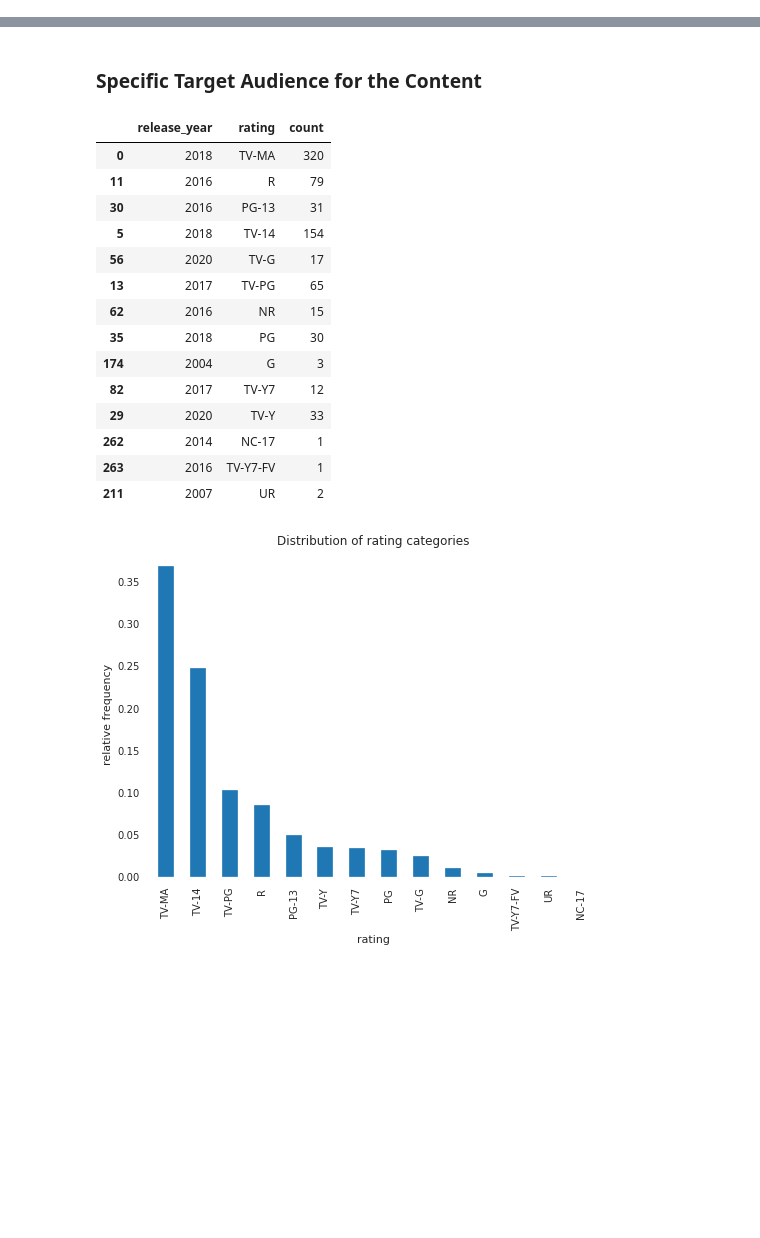
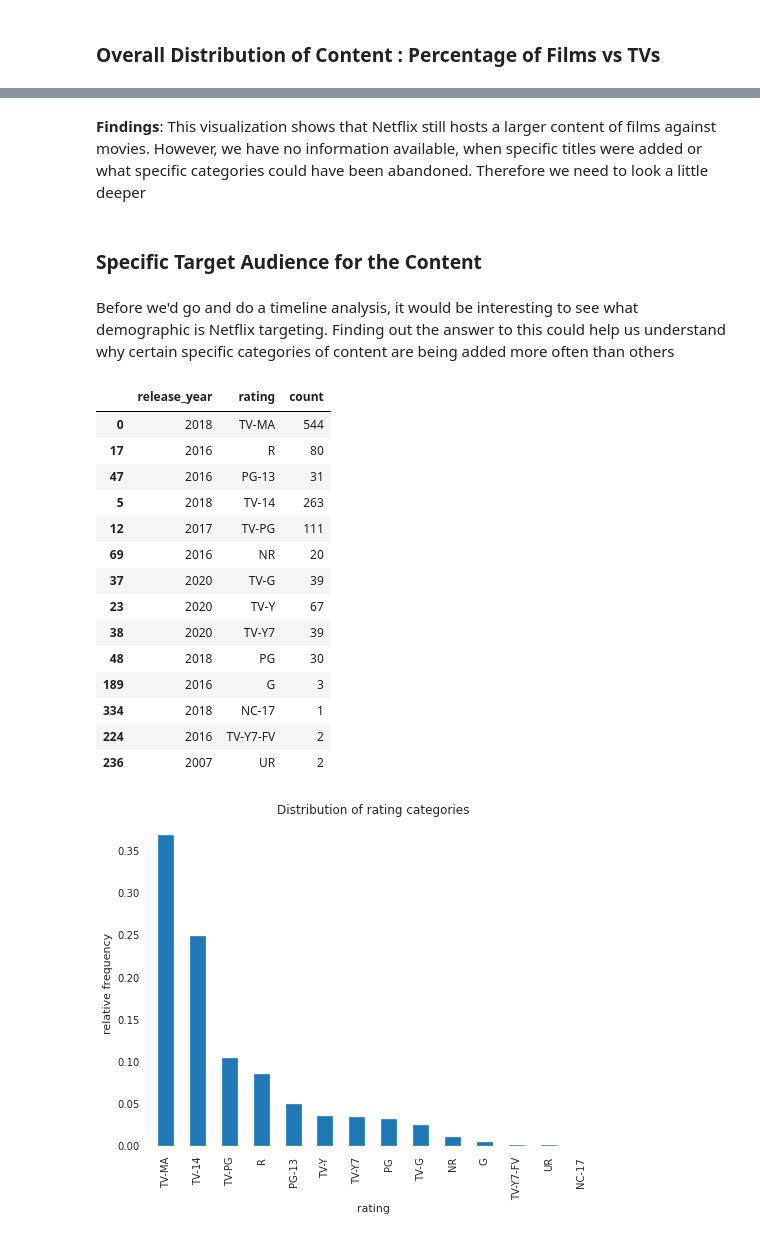
Before and after one commit to mikeh160/Netflix-Exploratory-Analysis, a Jupyter notebook: netflix-exploratory-analysis.ipynb, the cells around one changed output, grey strips where cells are left out. Cells and saved outputs as stored; diff of their text form; code cells hidden in the pictures; blank space fills up the shorter version.

```diff
--- a/netflix-exploratory-analysis.ipynb
+++ b/netflix-exploratory-analysis.ipynb
@@ -54,3 +94,0 @@ df1 = df
-# %%
-df1['year_added'] = df1['date_added'].apply(lambda x: x.split(" ")[-1])
-df1['year_added'].head()
@@ -142,0 +139,13 @@ Name: principal_country, dtype: object
+# %%
+'''since the date_added column is an object, we need to convert its type to datetime
+to extract the information'''
+
+df1['date_added'] = pd.to_datetime(df1['date_added'])
+# %%
+'''
+Extracting the Year information
+
+'''
+
+df1['year_added'] = pd.DatetimeIndex(df1['date_added']).year
+df1['year_added'].head()
@@ -142,0 +159,6 @@ Name: principal_country, dtype: object
+# %%
+'''
+Extracting the month information from date_added column
+'''
+df1['month_added'] = pd.DatetimeIndex(df1['date_added']).month
+df1['month_added'].head()
@@ -150,2 +184,4 @@ df_titles=df1.groupby('type')['Count'].sum().reset_index()
+# %% [markdown]
+### Overall Distribution of Content : Percentage of Films vs TVs
 # %%
 fig1=px.pie(df_titles,values='Count',names='type',hole=0.4)
@@ -154,33 +190,41 @@ fig1.update_traces(textfont_size=15,textinfo='percent+label')
 fig1.show()
 # %% [output]
 [interactive output not drawn]
+# %% [markdown]
+****Findings****: This visualization shows that Netflix still hosts a larger content of films against movies. However, we have no information available, when specific titles were added or what specific categories could have been abandoned. Therefore we need to look a little deeper
 # %% [markdown]
 ### Specific Target Audience for the Content
+# %% [markdown]
+Before we'd go and do a timeline analysis, it would be interesting to see what demographic is Netflix targeting. Finding out the answer to this could help us understand why certain specific categories of content are being added more often than others
 # %%
-t_df = df[[ 'release_year', 'rating']]
-t_df = t_df.value_counts().to_frame()
-t_df.reset_index(level =  [0,1], inplace = True)
-t_df = t_df.rename(columns = {0:'count'})
+'''Preparing a new dataframe so that the number of titles against specific content rating
+could be counted. We are taking two columns from the our dataframe df1 and taking out release
+year and rating columns so that number of entries against those columns can be counted'''
+
+t_df1 = df1[[ 'release_year', 'rating']]
+t_df1 = t_df1.value_counts().to_frame()
+t_df1.reset_index(level =  [0,1], inplace = True)
+t_df1 = t_df1.rename(columns = {0:'count'})
 rating = pd.DataFrame([],columns = ('release_year', 'rating', 'count'))
-for rating_element in df['rating'].unique():
-    rating = pd.concat([rating, t_df[t_df['rating'] == rating_element].iloc[:1,:]])
+for rating_element in df1['rating'].unique():
+    rating = pd.concat([rating, t_df1[t_df1['rating'] == rating_element].iloc[:1,:]])
 rating
 # %% [output]
 |  | release_year | rating | count |
-| 0 | 2018 | TV-MA | 320 |
-| 11 | 2016 | R | 79 |
-| 30 | 2016 | PG-13 | 31 |
-| 5 | 2018 | TV-14 | 154 |
-| 56 | 2020 | TV-G | 17 |
-| 13 | 2017 | TV-PG | 65 |
-| 62 | 2016 | NR | 15 |
-| 35 | 2018 | PG | 30 |
-| 174 | 2004 | G | 3 |
-| 82 | 2017 | TV-Y7 | 12 |
-| 29 | 2020 | TV-Y | 33 |
-| 262 | 2014 | NC-17 | 1 |
-| 263 | 2016 | TV-Y7-FV | 1 |
-| 211 | 2007 | UR | 2 |
+| 0 | 2018 | TV-MA | 544 |
+| 17 | 2016 | R | 80 |
+| 47 | 2016 | PG-13 | 31 |
+| 5 | 2018 | TV-14 | 263 |
+| 12 | 2017 | TV-PG | 111 |
+| 69 | 2016 | NR | 20 |
+| 37 | 2020 | TV-G | 39 |
+| 23 | 2020 | TV-Y | 67 |
+| 38 | 2020 | TV-Y7 | 39 |
+| 48 | 2018 | PG | 30 |
+| 189 | 2016 | G | 3 |
+| 334 | 2018 | NC-17 | 1 |
+| 224 | 2016 | TV-Y7-FV | 2 |
+| 236 | 2007 | UR | 2 |
 # %%
 plt.figure(figsize=(8,6))
 df1['rating'].value_counts(normalize=True).plot.bar()
```
Also changed, not shown: parts of 69 cells of this notebook.
